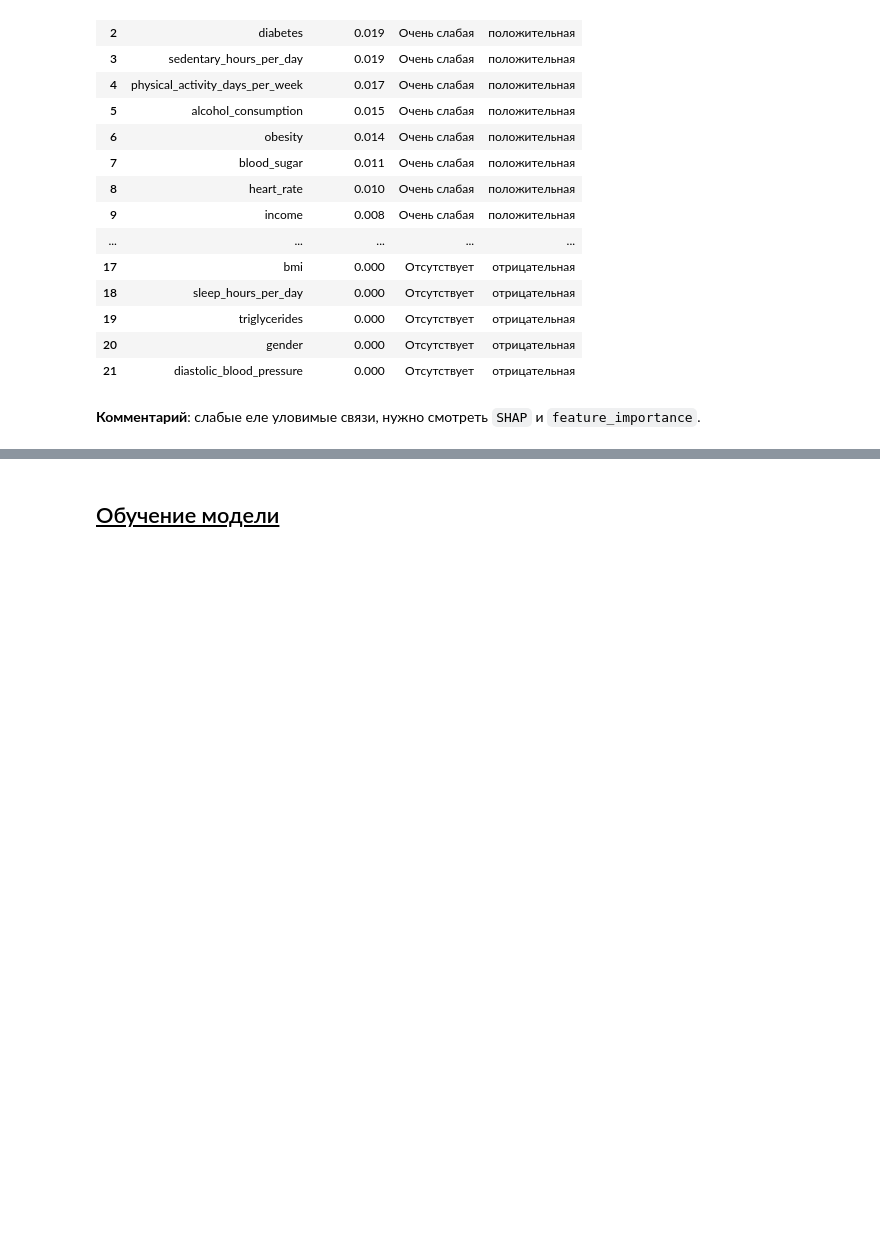
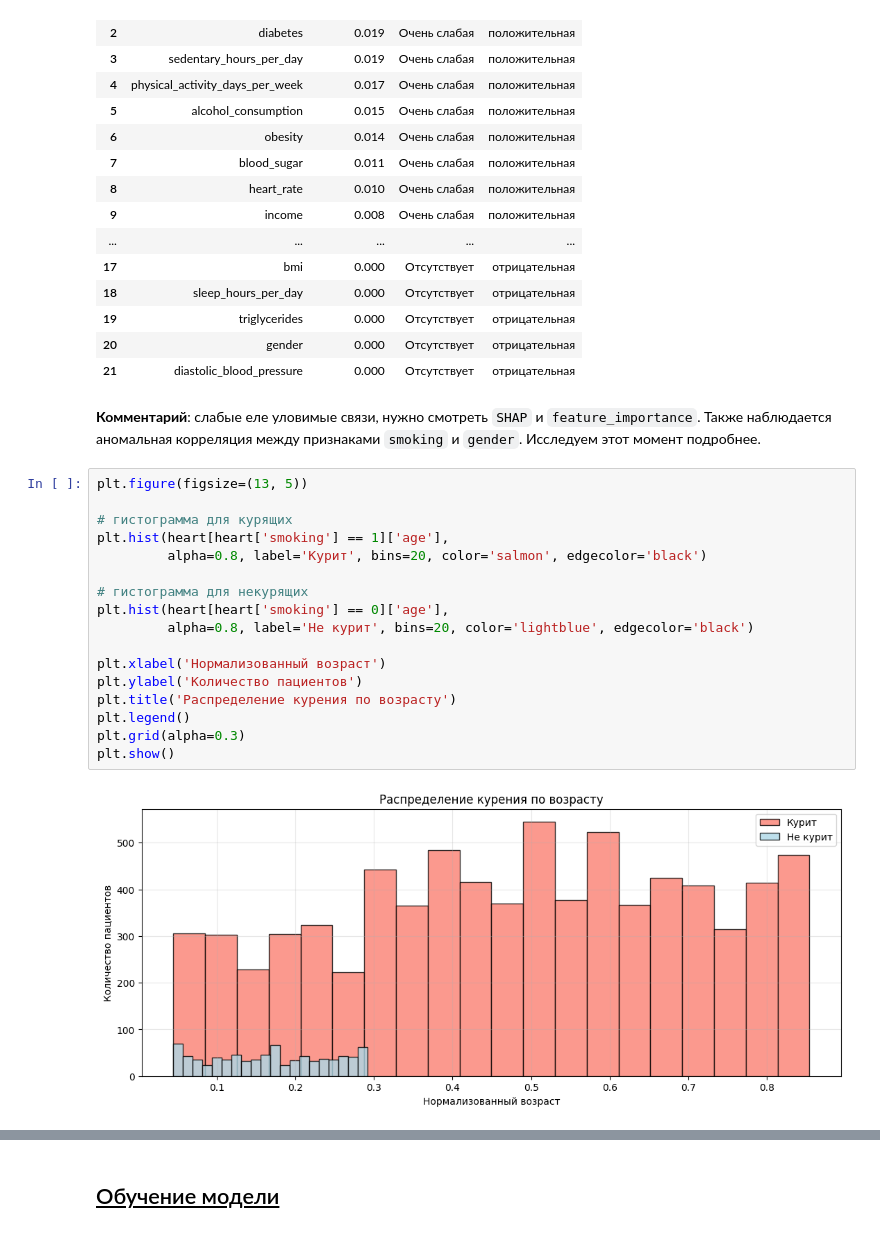
Before and after one commit to Torward1024/HeartML, a Jupyter notebook: notebook.ipynb, the cells around one changed output, grey strips where cells are left out. Drawn from its saved outputs; the diff is of its cells as text; blank space fills up the shorter version.

```diff
--- a/notebook.ipynb
+++ b/notebook.ipynb
@@ -2565,4 +2611,23 @@ display(corr_res)
 | 20 | gender | 0.000 | Отсутствует | отрицательная |
 | 21 | diastolic_blood_pressure | 0.000 | Отсутствует | отрицательная |
 # %% [markdown]
-**Комментарий**: слабые еле уловимые связи, нужно смотреть `SHAP` и `feature_importance`.
+**Комментарий**: слабые еле уловимые связи, нужно смотреть `SHAP` и `feature_importance`. Также наблюдается аномальная корреляция между признаками `smoking` и `gender`. Исследуем этот момент подробнее.
+# %%
+plt.figure(figsize=(13, 5))
+
+# гистограмма для курящих
+plt.hist(heart[heart['smoking'] == 1]['age'],
+         alpha=0.8, label='Курит', bins=20, color='salmon', edgecolor='black')
+
+# гистограмма для некурящих
+plt.hist(heart[heart['smoking'] == 0]['age'],
+         alpha=0.8, label='Не курит', bins=20, color='lightblue', edgecolor='black')
+
+plt.xlabel('Нормализованный возраст')
+plt.ylabel('Количество пациентов')
+plt.title('Распределение курения по возрасту')
+plt.legend()
+plt.grid(alpha=0.3)
+plt.show()
+# %% [output]
+[figure, added]
```
Also changed, not shown: parts of 28 cells of this notebook, 4 other files.
